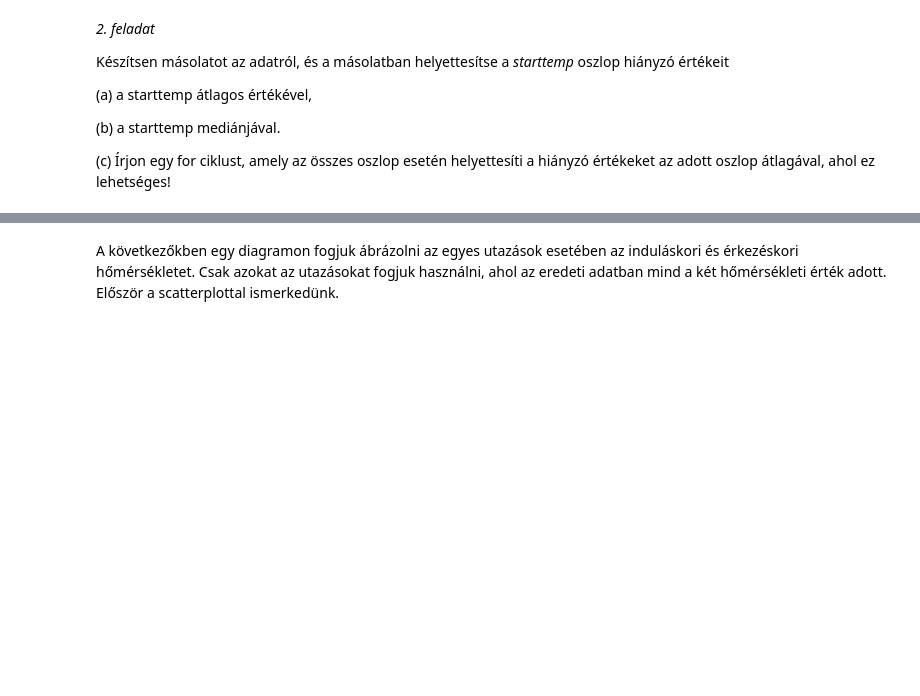
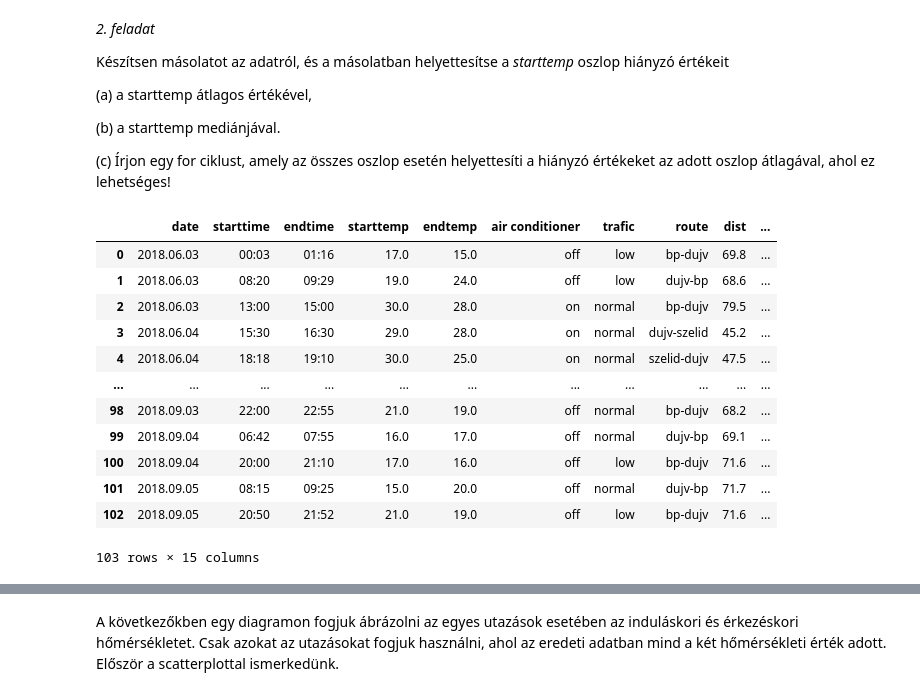
Before and after one commit to MemerGamer/IntelligensModszerekTantargy, a Jupyter notebook: Elofeldolgozas_es_vizualizacio.ipynb, the cells around one changed output, grey strips where cells are left out. Cells and saved outputs as stored; diff of their text form; code cells hidden in the pictures; blank space fills up the shorter version.

```diff
--- a/Elofeldolgozas_es_vizualizacio.ipynb
+++ b/Elofeldolgozas_es_vizualizacio.ipynb
@@ -57,0 +132,20 @@ Készítsen másolatot az adatról, és a másolatban helyettesítse a *starttem
+# %%
+# (a) starttemp átlagával való helyettesítés
+data_copy_mean = data.copy()
+mean_starttemp = data_copy_mean['starttemp'].mean()
+data_copy_mean['starttemp'].fillna(mean_starttemp, inplace=True)
+data_copy_mean
+# %% [output]
+|  | date | starttime | endtime | starttemp | endtemp | air conditioner | trafic | route | dist | ... |
+| 0 | 2018.06.03 | 00:03 | 01:16 | 17.0 | 15.0 | off | low | bp-dujv | 69.8 | ... |
+| 1 | 2018.06.03 | 08:20 | 09:29 | 19.0 | 24.0 | off | low | dujv-bp | 68.6 | ... |
+| 2 | 2018.06.03 | 13:00 | 15:00 | 30.0 | 28.0 | on | normal | bp-dujv | 79.5 | ... |
+| 3 | 2018.06.04 | 15:30 | 16:30 | 29.0 | 28.0 | on | normal | dujv-szelid | 45.2 | ... |
+| 4 | 2018.06.04 | 18:18 | 19:10 | 30.0 | 25.0 | on | normal | szelid-dujv | 47.5 | ... |
+| ... | ... | ... | ... | ... | ... | ... | ... | ... | ... | ... |
+| 98 | 2018.09.03 | 22:00 | 22:55 | 21.0 | 19.0 | off | normal | bp-dujv | 68.2 | ... |
+| 99 | 2018.09.04 | 06:42 | 07:55 | 16.0 | 17.0 | off | normal | dujv-bp | 69.1 | ... |
+| 100 | 2018.09.04 | 20:00 | 21:10 | 17.0 | 16.0 | off | low | bp-dujv | 71.6 | ... |
+| 101 | 2018.09.05 | 08:15 | 09:25 | 15.0 | 20.0 | off | normal | dujv-bp | 71.7 | ... |
+| 102 | 2018.09.05 | 20:50 | 21:52 | 21.0 | 19.0 | off | low | bp-dujv | 71.6 | ... |
+103 rows × 15 columns
```
Also changed, not shown: parts of 78 cells of this notebook.
